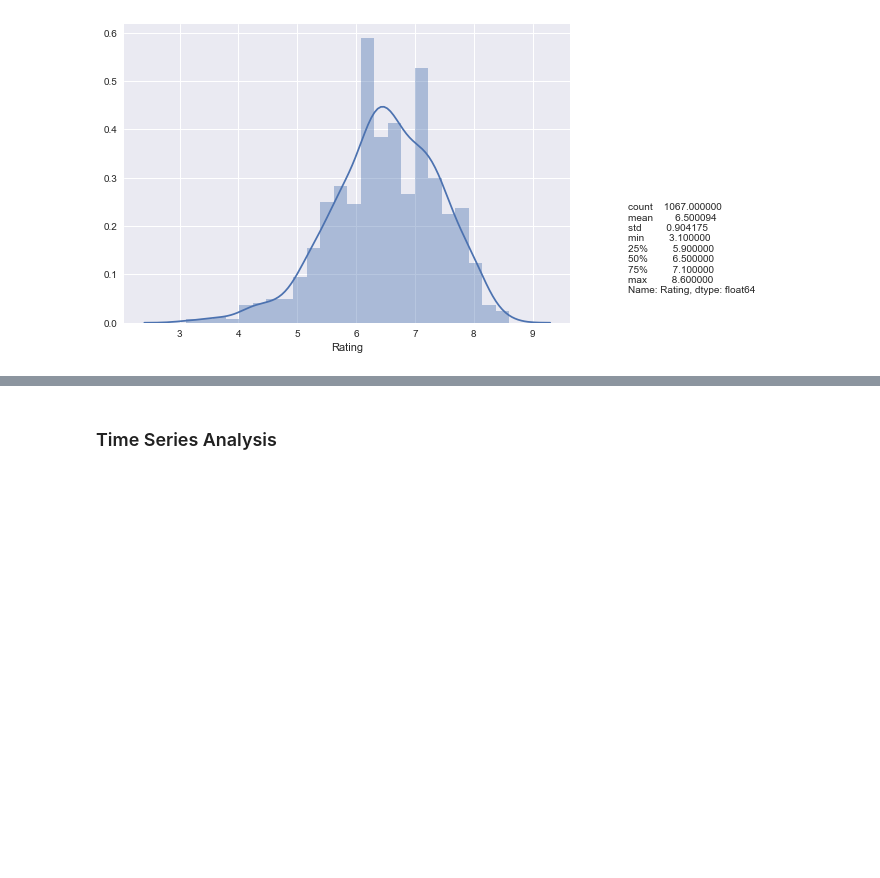
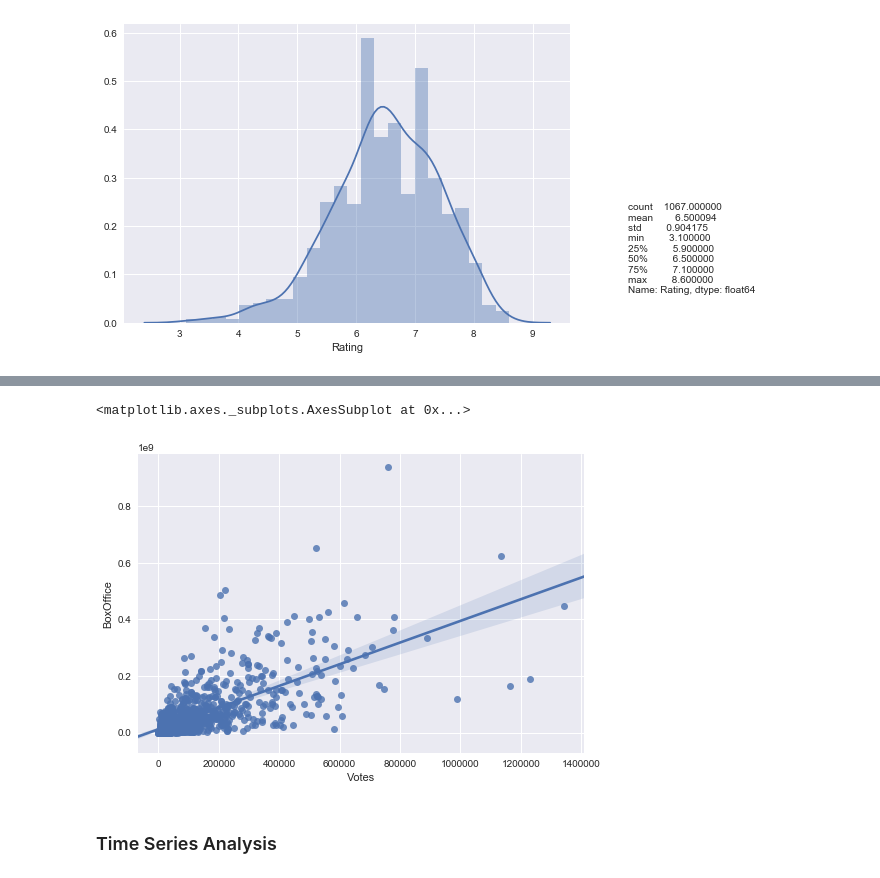
Before and after one commit to cicisongze/Movie_analysis_project, a Jupyter notebook: Data_Visualization.ipynb, the cells around one changed output, grey strips where cells are left out. Drawn from its saved outputs; the diff is of its cells as text; code cells hidden in the pictures; blank space fills up the shorter version.

```diff
--- a/Data_Visualization.ipynb
+++ b/Data_Visualization.ipynb
@@ -303,3 +315,8 @@ Text(1,0.2,'count    1067.000000\nmean        6.500094\nstd         0.904175\nmi
+# %%
+sns.regplot(final_df['Votes'],final_df['BoxOffice'])
+# %% [output]
+<matplotlib.axes._subplots.AxesSubplot at 0x...>
+[figure, added]
 # %% [markdown]
 ### Time Series Analysis
 # %%
```
Also changed, not shown: parts of 2 cells of this notebook.
